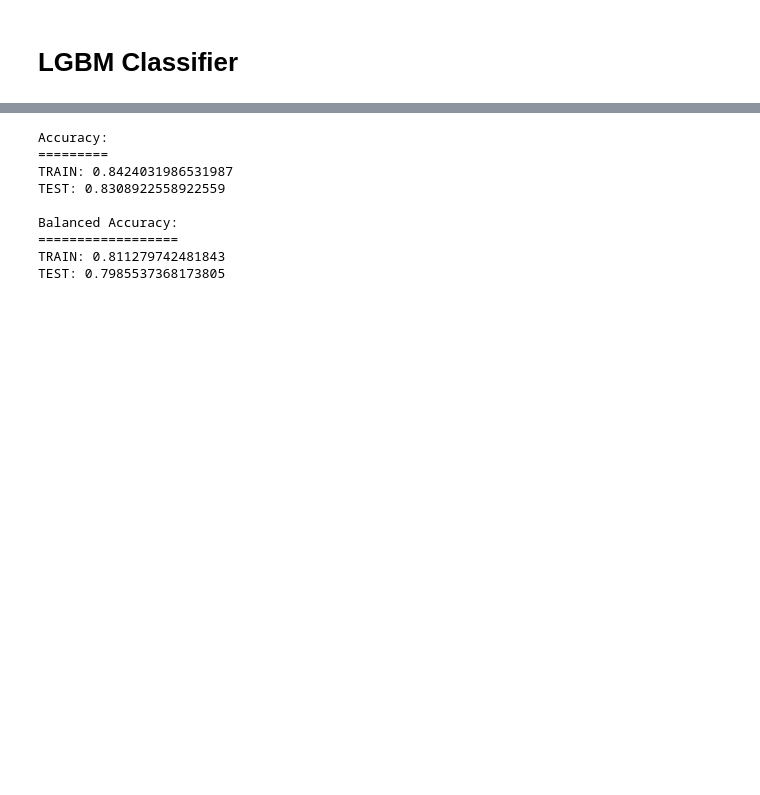
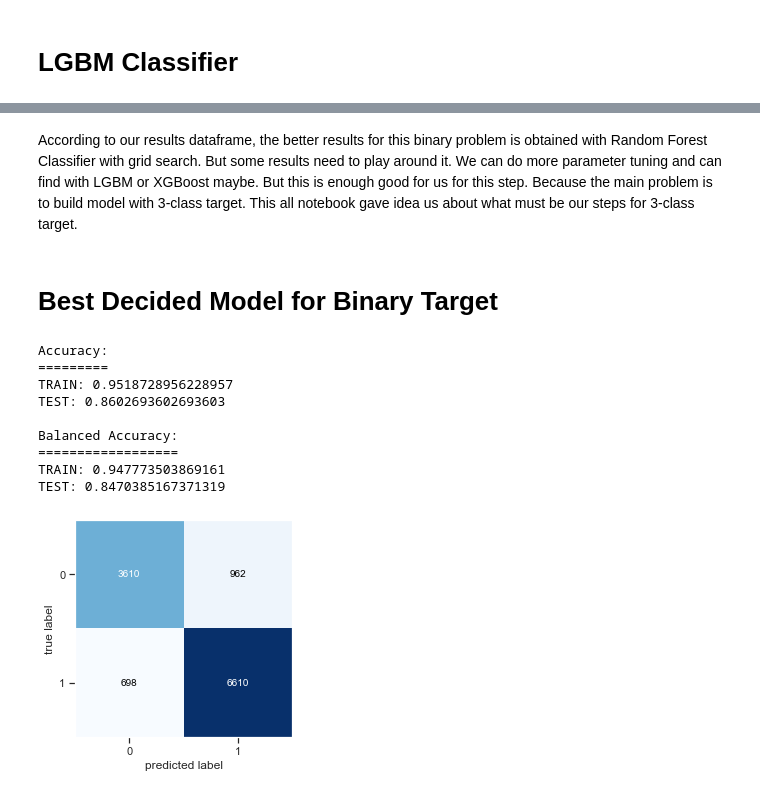
Before and after one commit to ezgigm/Project3_TanzanianWaterWell_Status_Prediction, a Jupyter notebook: STEP2_Modeling.ipynb, the cells around one changed output, grey strips where cells are left out. Saved outputs shown, nothing was run; the diff lists cells and outputs as text; code cells hidden in the pictures; blank space fills up the shorter version.

```diff
--- a/STEP2_Modeling.ipynb
+++ b/STEP2_Modeling.ipynb
@@ -725,25 +771,3 @@ scores = cross_val_score(pipe, X, y, cv=5, scoring='roc_auc')
 print(scores.mean(), "+/-", scores.std())
 # %% [output]
 0.8852624439664136 +/- 0.0023672331839737193
-# %%
-X_train, X_test, y_train, y_test = train_test_split(X.values, y.values, test_size=0.2,
-                                                    stratify=y.values, random_state=42)
-pipe.fit(X_train, y_train)
-
-
-imp_vals, _ = feature_importance_permutation(
-    predict_method=knn.predict,
-    X=X_test,
-    y=y_test,
-    metric='accuracy',
-    num_rounds=1,
-    seed=1)
-
-indices = np.argsort(imp_vals)[::-1]
-plt.figure()
-plt.title("k-NN feature importance via permutation importance")
-plt.bar(range(X.shape[1]), imp_vals[indices])
-plt.xticks(range(X.shape[1]), indices)
-plt.xlim([-1, X.shape[1]])
-plt.ylim([0, 0.5])
-plt.show()
@@ -780,18 +859,40 @@ plt.show()
+# %% [markdown]
+According to our results dataframe, the better results for this binary problem is obtained with Random Forest Classifier with grid search. But some results need to play around it. We can do more parameter tuning and can find with LGBM or XGBoost maybe. But this is enough good for us for this step. Because the main problem is to build model with 3-class target. This all notebook gave idea us about what must be our steps for 3-class target.
+# %% [markdown]
+# Best Decided Model for Binary Target
 # %%
+rf = RandomForestClassifier(n_estimators=100, random_state=42, n_jobs=-1,class_weight='balanced',
+                            criterion = 'entropy',max_features = 'sqrt',min_samples_split = 10)
+
+pipe = make_pipeline(preprocessor,rf)
+pipe.fit(X_train, y_train)
+
+# predictions on train set
+y_pred = pipe.predict(X_train)
+
+# predictions on test set
+y_pred_test = pipe.predict(X_test)
+
 print("Accuracy:"); print("="*len("Accuracy:"))
 print(f"TRAIN: {accuracy_score(y_train, y_pred)}")
-print(f"TEST: {accuracy_score(y_test, y_score)}")
+print(f"TEST: {accuracy_score(y_test, y_pred_test)}")
 
 print("\nBalanced Accuracy:"); print("="*len("Balanced Accuracy:"))
 print(f"TRAIN: {balanced_accuracy_score(y_train, y_pred)}")
-print(f"TEST: {balanced_accuracy_score(y_test, y_score)}")
+print(f"TEST: {balanced_accuracy_score(y_test, y_pred_test)}")
+
+#confusion matrix
+cm = confusion_matrix(y_test, y_pred_test)
+plot_confusion_matrix(cm)
+plt.show()
 # %% [output]
 Accuracy:
 =========
-TRAIN: 0.8424031986531987
-TEST: 0.8308922558922559
+TRAIN: 0.9518728956228957
+TEST: 0.8602693602693603
 
 Balanced Accuracy:
 ==================
-TRAIN: 0.811279742481843
-TEST: 0.7985537368173805
+TRAIN: 0.947773503869161
+TEST: 0.8470385167371319
+[figure, added]
```
Also changed, not shown: parts of 82 cells of this notebook.
